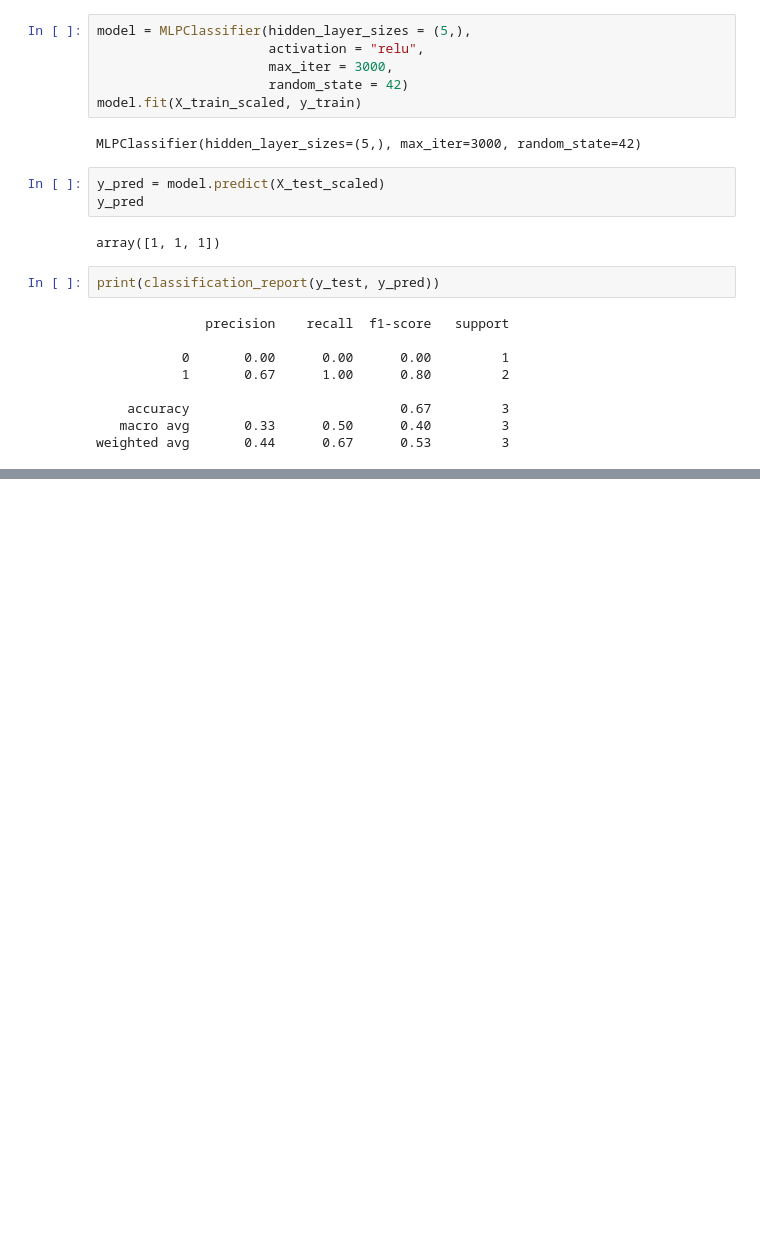
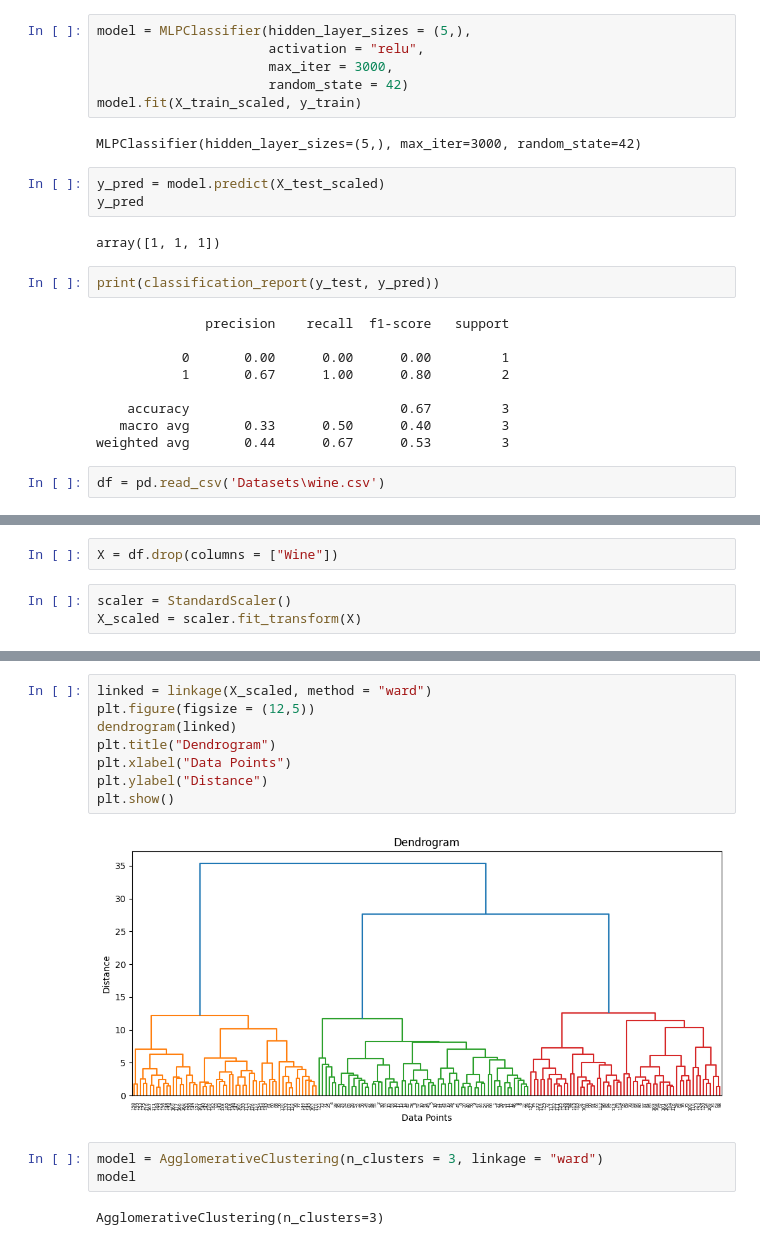
Before and after one commit to amandeep-singh28/Machine-Learning-Revision, a Jupyter notebook: 02_Practice.ipynb, the cells around one changed output, grey strips where cells are left out. Drawn from its saved outputs; the diff is of its cells as text; blank space fills up the shorter version.

Commit message:
Agglomarative Clustering

```diff
--- a/02_Practice.ipynb
+++ b/02_Practice.ipynb
@@ -749,3 +750,5 @@ print(classification_report(y_test, y_pred))
     accuracy                           0.67         3
    macro avg       0.33      0.50      0.40         3
 weighted avg       0.44      0.67      0.53         3
+# %%
+df = pd.read_csv('Datasets\wine.csv')
@@ -751,0 +764,5 @@ weighted avg       0.44      0.67      0.53         3
+# %%
+X = df.drop(columns = ["Wine"])
+# %%
+scaler = StandardScaler()
+X_scaled = scaler.fit_transform(X)
@@ -751,0 +780,15 @@ weighted avg       0.44      0.67      0.53         3
+# %%
+linked = linkage(X_scaled, method = "ward")
+plt.figure(figsize = (12,5))
+dendrogram(linked)
+plt.title("Dendrogram")
+plt.xlabel("Data Points")
+plt.ylabel("Distance")
+plt.show()
+# %% [output]
+[figure, added]
+# %%
+model = AgglomerativeClustering(n_clusters = 3, linkage = "ward")
+model
+# %% [output]
+AgglomerativeClustering(n_clusters=3)
```
Also changed, not shown: parts of 10 cells of this notebook.
